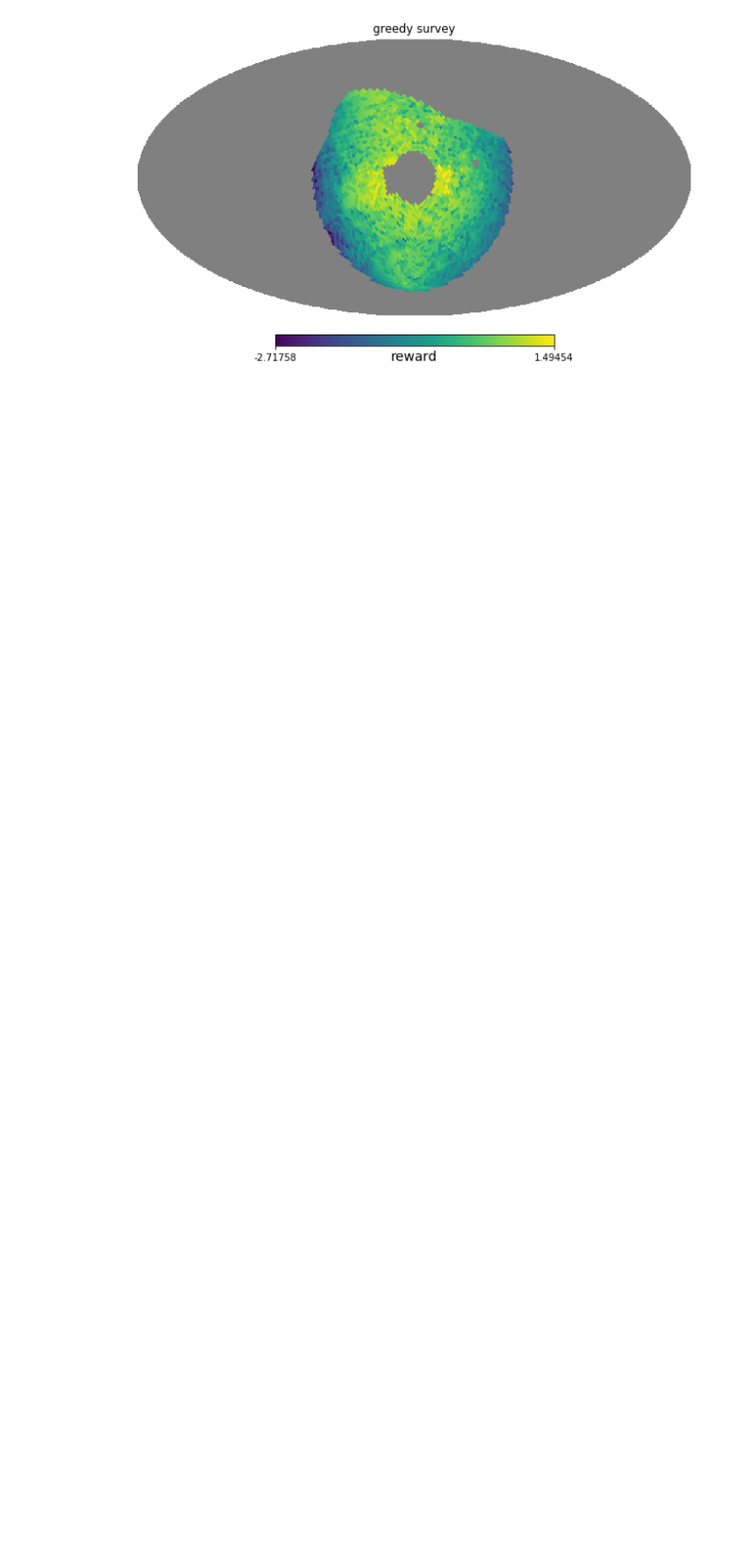
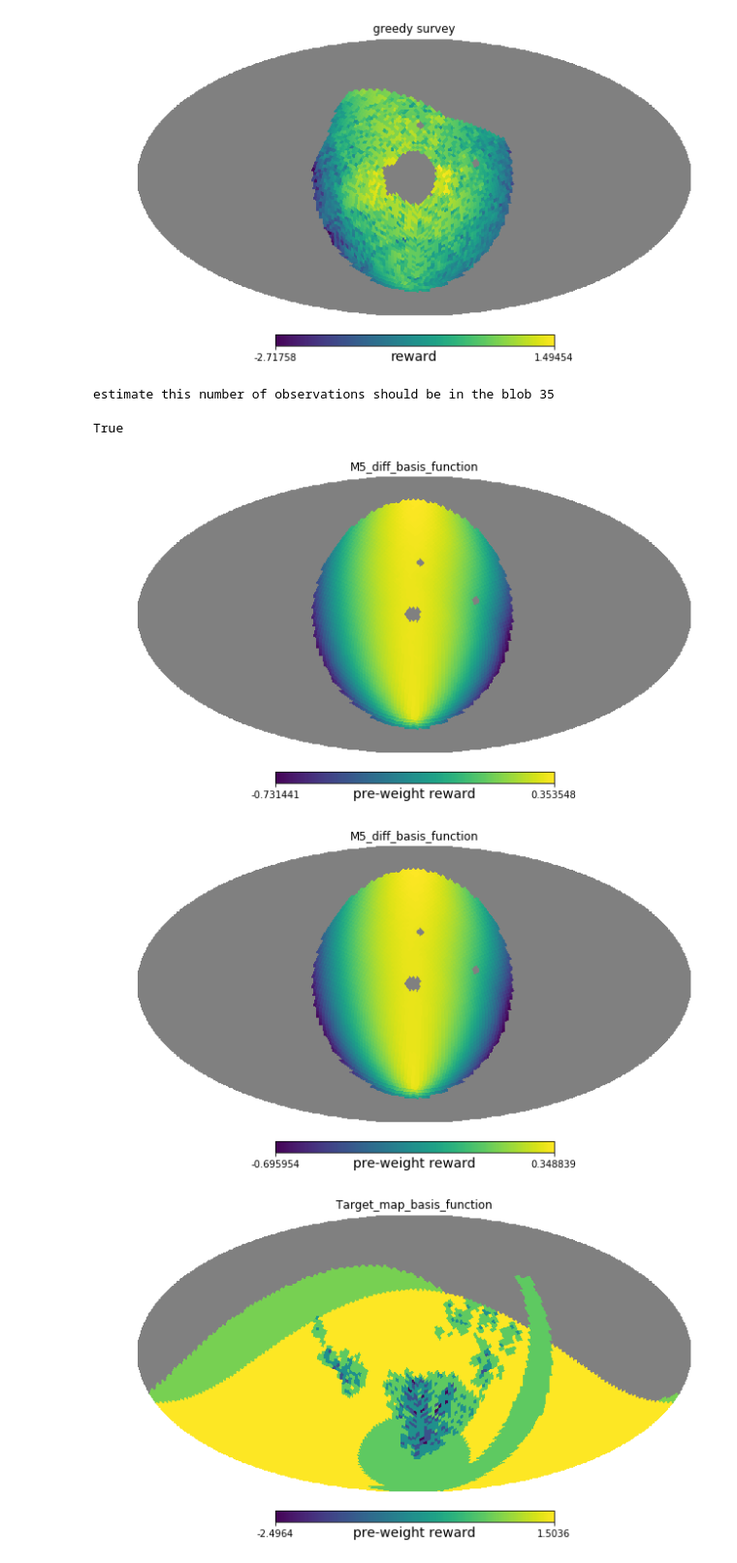
Before and after one commit to lsst-sims/legacy_sims_featureScheduler, a Jupyter notebook: examples/Blob_process_explained.ipynb, the cells around one changed output. Shown at 97% size. Cells and saved outputs as stored; diff of their text form; code cells hidden in the pictures; blank space fills up the shorter version.

```diff
--- a/examples/Blob_process_explained.ipynb
+++ b/examples/Blob_process_explained.ipynb
@@ -254,3 +255,38 @@ hp.mollview(scheduler.survey_lists[2][1].calc_reward_function(conditions), unit=
             title='greedy survey', rot=rot)
 # %% [output]
 [figure]
+# %%
+# Let's see the full process of how the observation list gets build
+# First, the calc_reward on the blob survey finds a good block size
+survey = scheduler.survey_lists[1][1]
+survey._set_block_size(conditions)
+print('estimate this number of observations should be in the blob', survey.nvisit_block)
+# %% [output]
+estimate this number of observations should be in the blob 35
+# %%
+# next, check the basis functions to make sure the observations are feasible (this checks things like twilight)
+survey._check_feasibility(conditions)
+# %% [output]
+True
+# %%
+# Now, compute the basis functions and combine them multiplied by their weights to make the reward function
+reward = 0
+indx = np.arange(hp.nside2npix(survey.nside))
+for bf, weight in zip(survey.basis_functions, survey.basis_weights):
+    basis_value = bf(conditions, indx=indx)
+    reward += basis_value*weight
+# %%
+# Let's look at what each of the basis functions looks like
+
+# Because this is a survey that is taking observations in two filters, it has basis functions
+# for the 5-sigma depth and the survey progress in two filters
+
+# The m5 has zenith and bright planets masked
+for bf in survey.basis_functions:
+    bf_val = bf(conditions, indx=indx)
+    if np.size(bf_val) > 1:
+        hp.mollview(bf_val, rot=rot, unit='pre-weight reward', title=bf.__class__.__name__)
+# %% [output]
+[figure, added]
+[figure, added]
+[figure, added]
```
Also changed, not shown: parts of 5 cells of this notebook.
